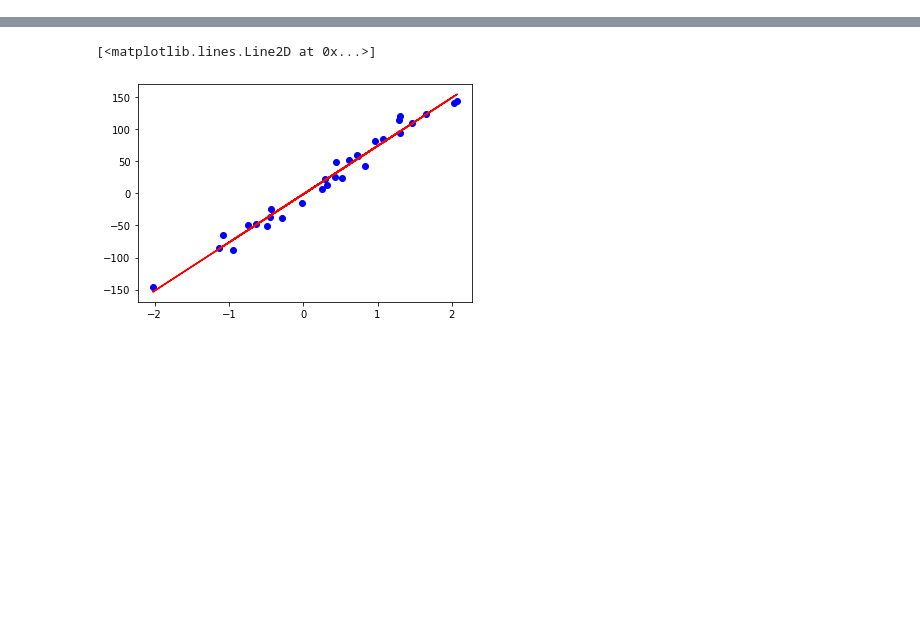
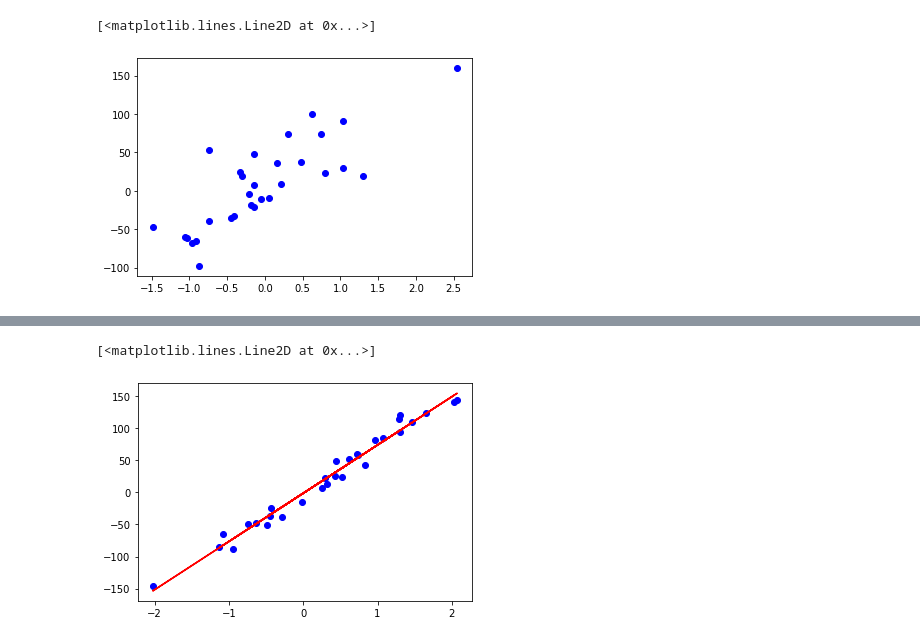
Before and after one commit to SedyaPrograms/Tutorial, a Jupyter notebook: AI and machine learning/"Машинное_обучение_Линейная_регрессия".ipynb, the cells around one changed output, grey strips where cells are left out. Cells and saved outputs as stored; diff of their text form; code cells hidden in the pictures; blank space fills up the shorter version.

```diff
--- a/AI and machine learning/"Машинное_обучение_Линейная_регрессия".ipynb
+++ b/AI and machine learning/"Машинное_обучение_Линейная_регрессия".ipynb
@@ -7,2 +20,6 @@ from sklearn.datasets import make_regression
 # %%
-X, y = make_regression(n_samples=30, n_features=1, noise=3)
+X, y = make_regression(n_samples=30, n_features=1, noise=40)
+plt.plot(X, y, 'bo')
+# %% [output]
+[<matplotlib.lines.Line2D at 0x...>]
+[figure, added]
```
Also changed, not shown: parts of 39 cells of this notebook.
